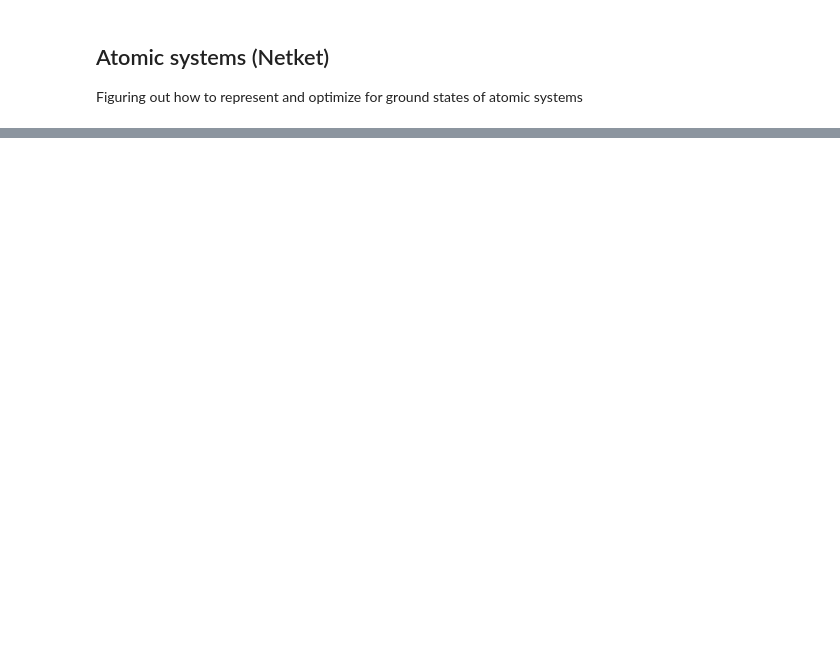
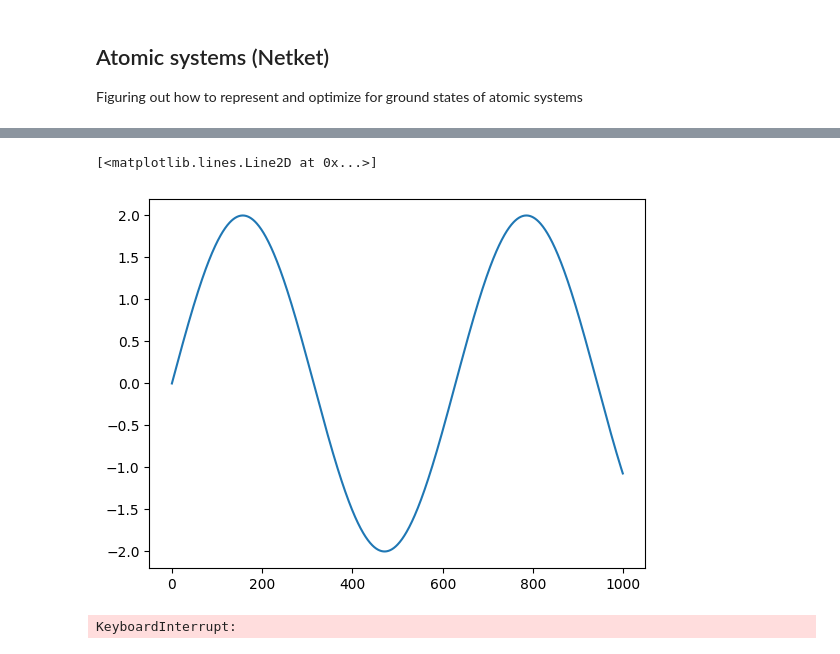
Before and after one commit to Parvfect/QVMC, a Jupyter notebook: netket/atomic_systems.ipynb, the cells around one changed output, grey strips where cells are left out. Saved outputs shown, nothing was run; the diff lists cells and outputs as text; code cells hidden in the pictures; blank space fills up the shorter version.

```diff
--- a/netket/atomic_systems.ipynb
+++ b/netket/atomic_systems.ipynb
@@ -112,0 +140,11 @@ Text(0.5, 1.0, 'Jastrow Ansatz')
+# %%
+# just have a ham_t that takes t as an additional parameter and creates that td E field. Let's see what happens here directly
+def Esin(x, t=0, w=1.0, Eo=2.0):
+    return Eo * jnp.sin(w * t) * jnp.dot(jnp.array([0, 0, 1.0]), x)
+# %%
+Es = [Esin(jnp.array([1.0, 1.0, 1.0]), t=0.01 * T) for T in range(0,1000)]
+# %%
+plt.plot(Es)
+# %% [output]
+[<matplotlib.lines.Line2D at 0x...>]
+[figure, added]
@@ -112,0 +153,12 @@ Text(0.5, 1.0, 'Jastrow Ansatz')
+# %%
+ha_t = lambda t: ha + vp
+
+### Dynamics
+integrator = nkx.dynamics.Heun(dt=0.05)
+qgt = nk.optimizer.qgt.QGTJacobianDense(holomorphic=False)
+te = nkx.TDVP(ha_t, vstate, integrator, qgt=qgt)
+log = nk.logging.RuntimeLog()
+obs = {"E": ha}
+te.run(T=100.0, out=log, obs=obs)
+# %% [output]
+KeyboardInterrupt:
```
Also changed, not shown: parts of 16 cells of this notebook, 1 other file.
